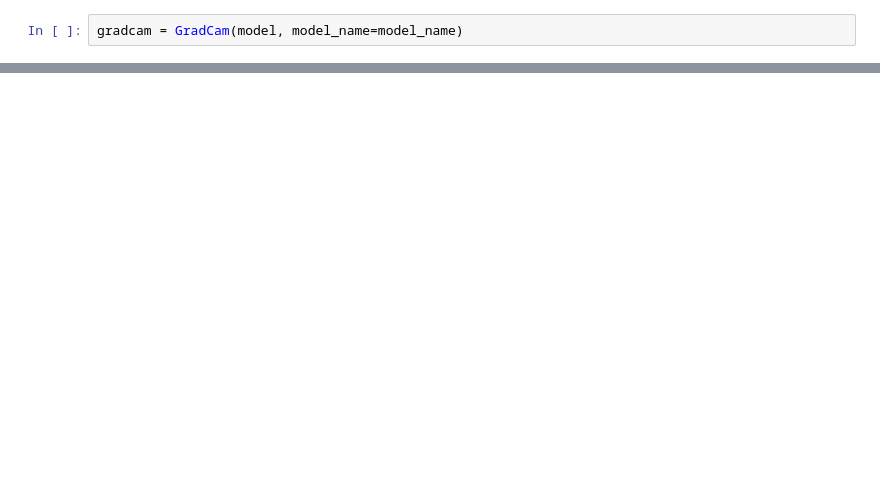
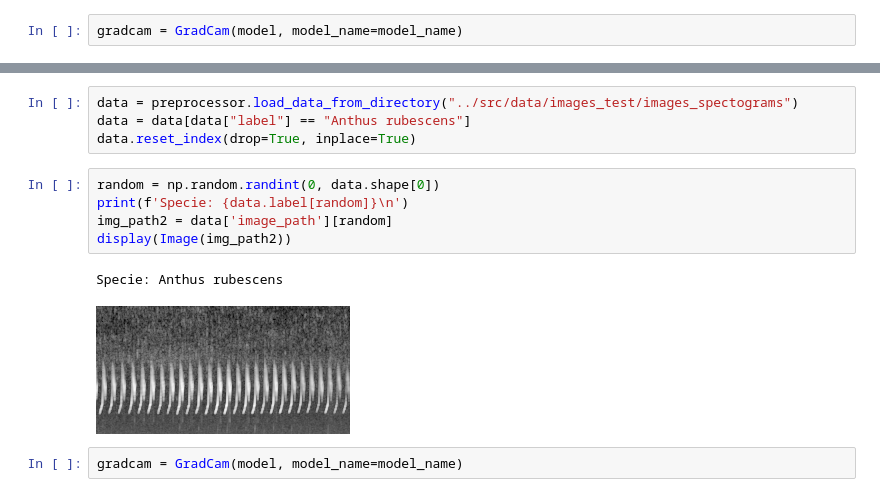
Before and after one commit to camiloacp/The-Evolutionary-Structure-of-Acoustic-Learnability-A-Deep-Learning-Approach-to-Neotropical-Birdsong, a Jupyter notebook: notebooks/09_GradCam.ipynb, the cells around one changed output, grey strips where cells are left out. Saved outputs shown, nothing was run; the diff lists cells and outputs as text; blank space fills up the shorter version.

```diff
--- a/notebooks/09_GradCam.ipynb
+++ b/notebooks/09_GradCam.ipynb
@@ -170,0 +177,14 @@ Received: inputs=Tensor(shape=(1, 128, 256, 3))
+# %%
+data = preprocessor.load_data_from_directory("../src/data/images_test/images_spectograms")
+data = data[data["label"] == "Anthus rubescens"]
+data.reset_index(drop=True, inplace=True)
+# %%
+random = np.random.randint(0, data.shape[0])
+print(f'Specie: {data.label[random]}\n')
+img_path2 = data['image_path'][random]
+display(Image(img_path2))
+# %% [output]
+Specie: Anthus rubescens
+[figure, added]
+# %%
+gradcam = GradCam(model, model_name=model_name)
```
Also changed, not shown: parts of 7 cells of this notebook.
